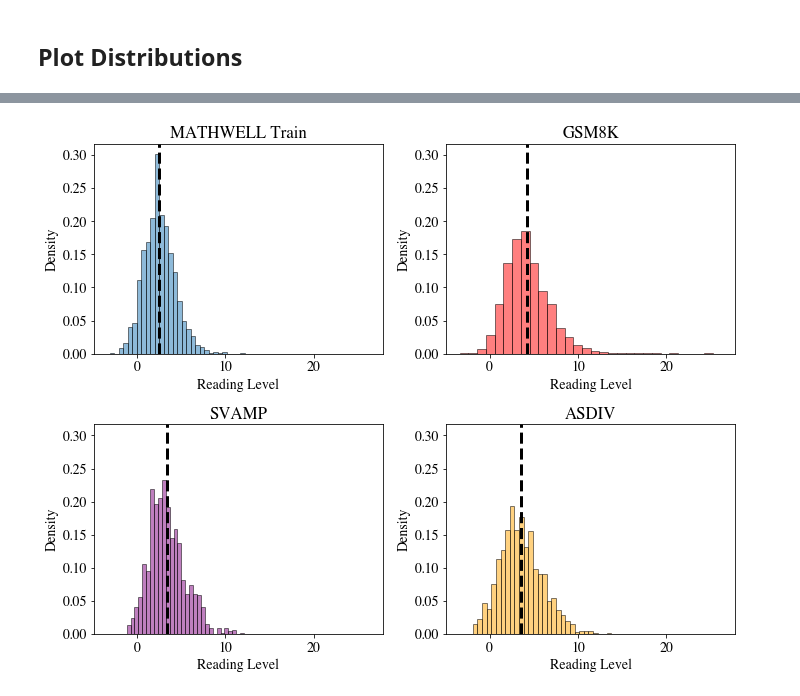
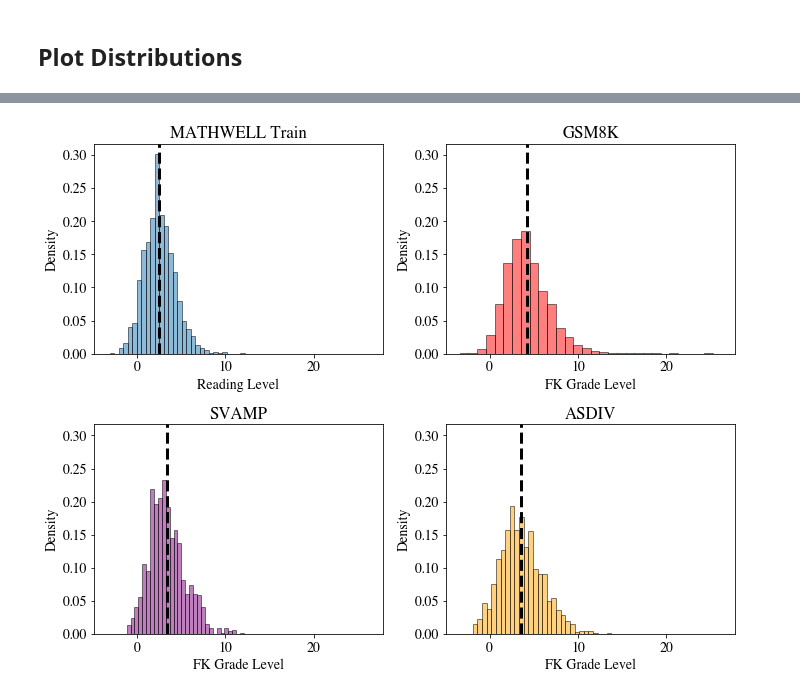
Before and after one commit to bryanchrist/llama2-70b, a Jupyter notebook: reading_level.ipynb, the cells around one changed output, grey strips where cells are left out. Saved outputs shown, nothing was run; the diff lists cells and outputs as text; code cells hidden in the pictures.

```diff
--- a/reading_level.ipynb
+++ b/reading_level.ipynb
@@ -359,37 +359,37 @@ fig, axs = plt.subplots(nrows=2, ncols=2, figsize=(10, 8), sharex = True, sharey
 axs[0,0].hist(mathwell_train_grades, bins=30, alpha=0.5, label='MATHWELL Train', edgecolor='black', density=True)
 axs[0,1].hist(gsm8k_grades, bins=30, alpha=0.5, label='GSM8K', edgecolor='black', density=True, color = "Red")
 axs[1,0].hist(svamp_grades, bins=30, alpha=0.5, label='SVAMP', edgecolor='black', density=True, color = "Purple")
 axs[1,1].hist(asdiv_grades, bins=30, alpha=0.5, label='ASDIV', edgecolor='black', density=True, color = "Orange")
 axs[0, 0].set_title('MATHWELL Train')
 axs[0, 1].set_title('GSM8K')
 axs[1, 0].set_title('SVAMP')
 axs[1, 1].set_title('ASDIV')
 # axs[0, 0].legend()
 # axs[0, 1].legend()
 # axs[1, 0].legend()
 # axs[1, 1].legend()
 axs[0,0].axvline(np.mean(mathwell_train_grades), color='k', linestyle='dashed', linewidth=3)
 axs[0,1].axvline(np.mean(gsm8k_grades), color='k', linestyle='dashed', linewidth=3)
 axs[1,0].axvline(np.mean(svamp_grades), color='k', linestyle='dashed', linewidth=3)
 axs[1,1].axvline(np.mean(asdiv_grades), color='k', linestyle='dashed', linewidth=3)
 axs[0, 0].set_xlabel('Reading Level')
 axs[0,0].tick_params(axis='both', which='both', labelsize=14, labelbottom=True)
 axs[0,1].tick_params(axis='both', which='both', labelsize=14, labelbottom=True)
 axs[0,1].tick_params(axis='y', which='both', labelsize=14, labelleft=True)
 axs[1,1].tick_params(axis='y', which='both', labelsize=14, labelleft=True)
 axs[0, 0].set_ylabel('Density')
-axs[0, 1].set_xlabel('Reading Level')
+axs[0, 1].set_xlabel('FK Grade Level')
 axs[0, 1].set_ylabel('Density')
-axs[1, 0].set_xlabel('Reading Level')
+axs[1, 0].set_xlabel('FK Grade Level')
 axs[1, 0].set_ylabel('Density')
-axs[1, 1].set_xlabel('Reading Level')
+axs[1, 1].set_xlabel('FK Grade Level')
 axs[1, 1].set_ylabel('Density')
 
 # Customize the overall layout
 plt.tight_layout()
 plt.savefig('reading_level_datasets.png')
 # %% [output]
-[figure, old version]
+[figure, new version]
 # %%
 # Create a histogram
 plt.hist(mathwell_an_grades, bins=30, alpha=0.5, label='MATHWELL Annotated', edgecolor='black', density=True)
```
Also changed, not shown: parts of 6 cells of this notebook, 5 other files.
